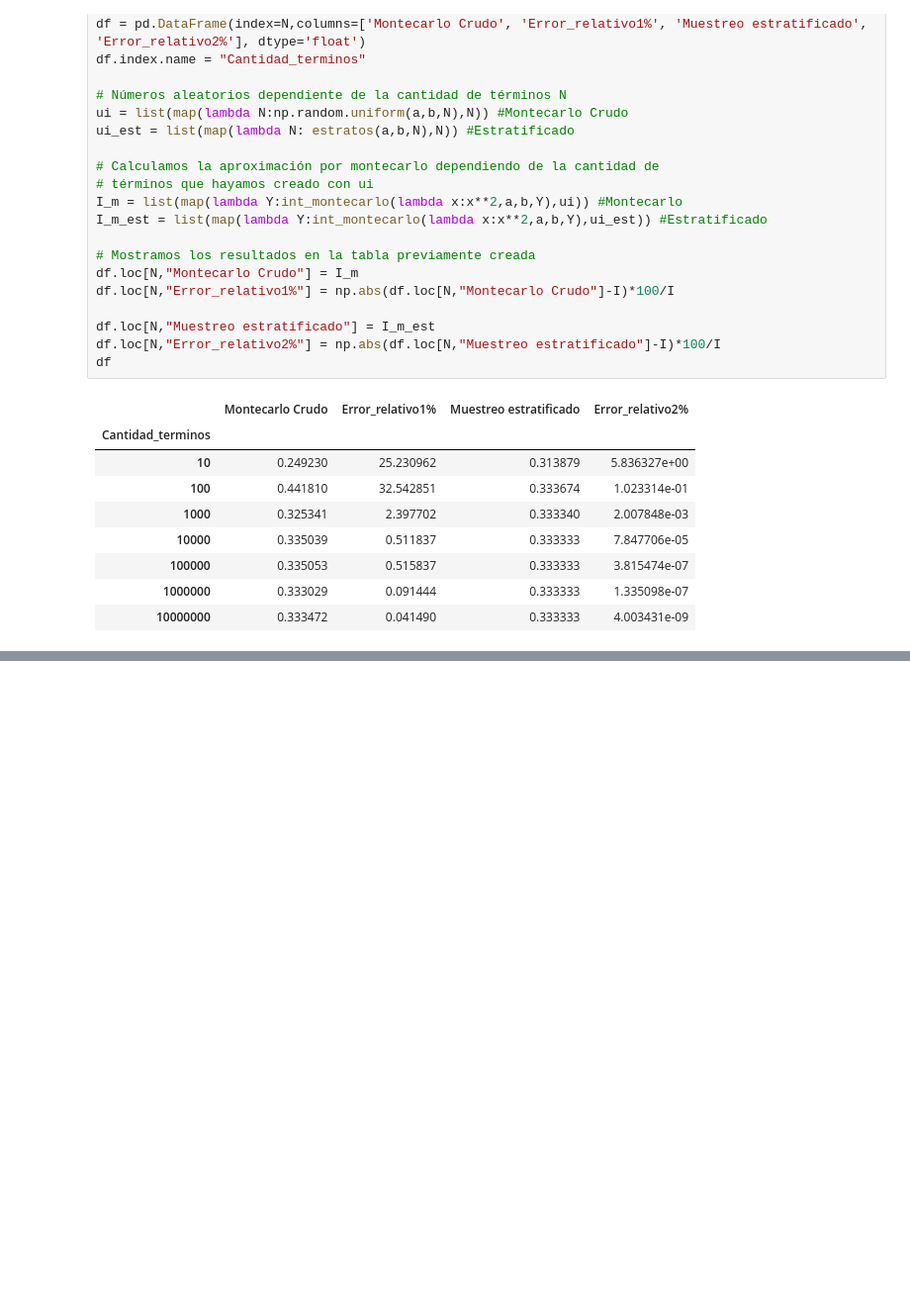
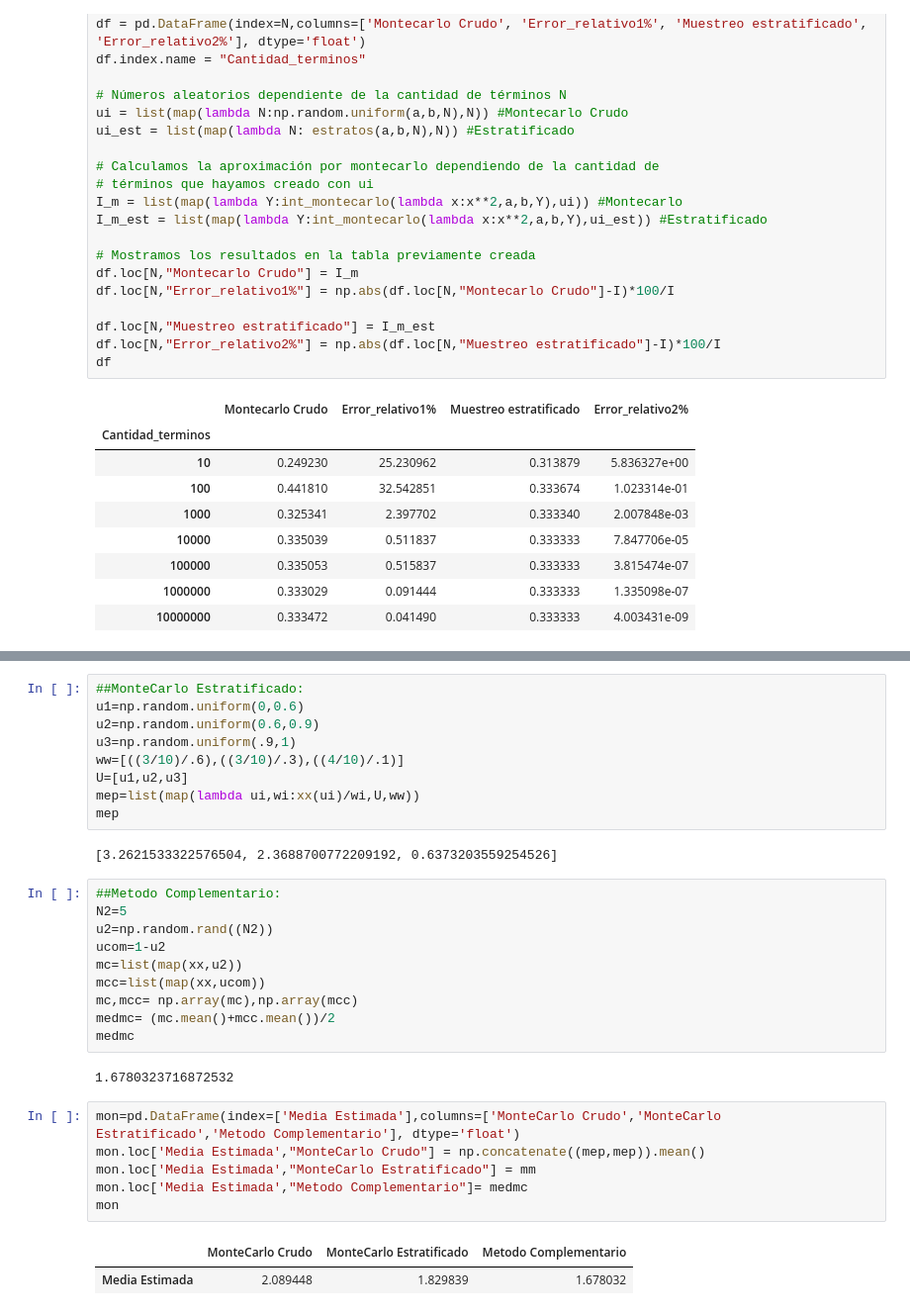
Before and after one commit to Sofiagarciaif/Tarea7_CantuM_GarciaS, a Jupyter notebook: Tarea7.ipynb, the cells around one changed output, grey strips where cells are left out. Shown at 99% size. Drawn from its saved outputs; the diff is of its cells as text; blank space fills up the shorter version.

```diff
--- a/Tarea7.ipynb
+++ b/Tarea7.ipynb
@@ -93,0 +177,32 @@ df
+# %%
+##MonteCarlo Estratificado:
+u1=np.random.uniform(0,0.6)
+u2=np.random.uniform(0.6,0.9)
+u3=np.random.uniform(.9,1)
+ww=[((3/10)/.6),((3/10)/.3),((4/10)/.1)]
+U=[u1,u2,u3]
+mep=list(map(lambda ui,wi:xx(ui)/wi,U,ww))
+mep
+# %% [output]
+[3.2621533322576504, 2.3688700772209192, 0.6373203559254526]
+# %%
+##Metodo Complementario:
+N2=5
+u2=np.random.rand((N2))
+ucom=1-u2
+mc=list(map(xx,u2))
+mcc=list(map(xx,ucom))
+mc,mcc= np.array(mc),np.array(mcc)
+medmc= (mc.mean()+mcc.mean())/2
+medmc
+# %% [output]
+1.6780323716872532
+# %%
+mon=pd.DataFrame(index=['Media Estimada'],columns=['MonteCarlo Crudo','MonteCarlo Estratificado','Metodo Complementario'], dtype='float')
+mon.loc['Media Estimada',"MonteCarlo Crudo"] = np.concatenate((mep,mep)).mean()
+mon.loc['Media Estimada',"MonteCarlo Estratificado"] = mm
+mon.loc['Media Estimada',"Metodo Complementario"]= medmc
+mon
+# %% [output]
+|  | MonteCarlo Crudo | MonteCarlo Estratificado | Metodo Complementario |
+| Media Estimada | 2.089448 | 1.829839 | 1.678032 |
```
Also changed, not shown: parts of 19 cells of this notebook.
